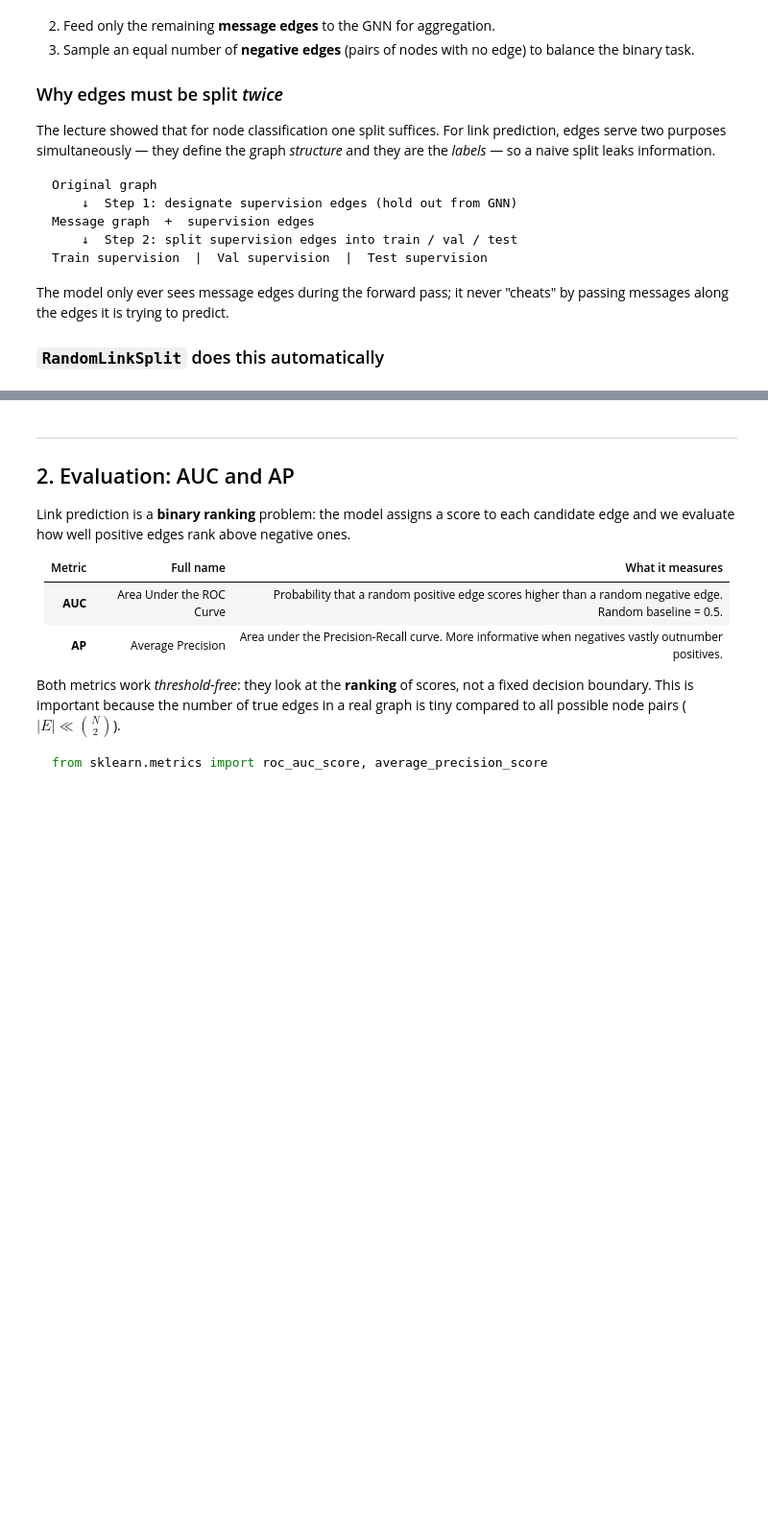
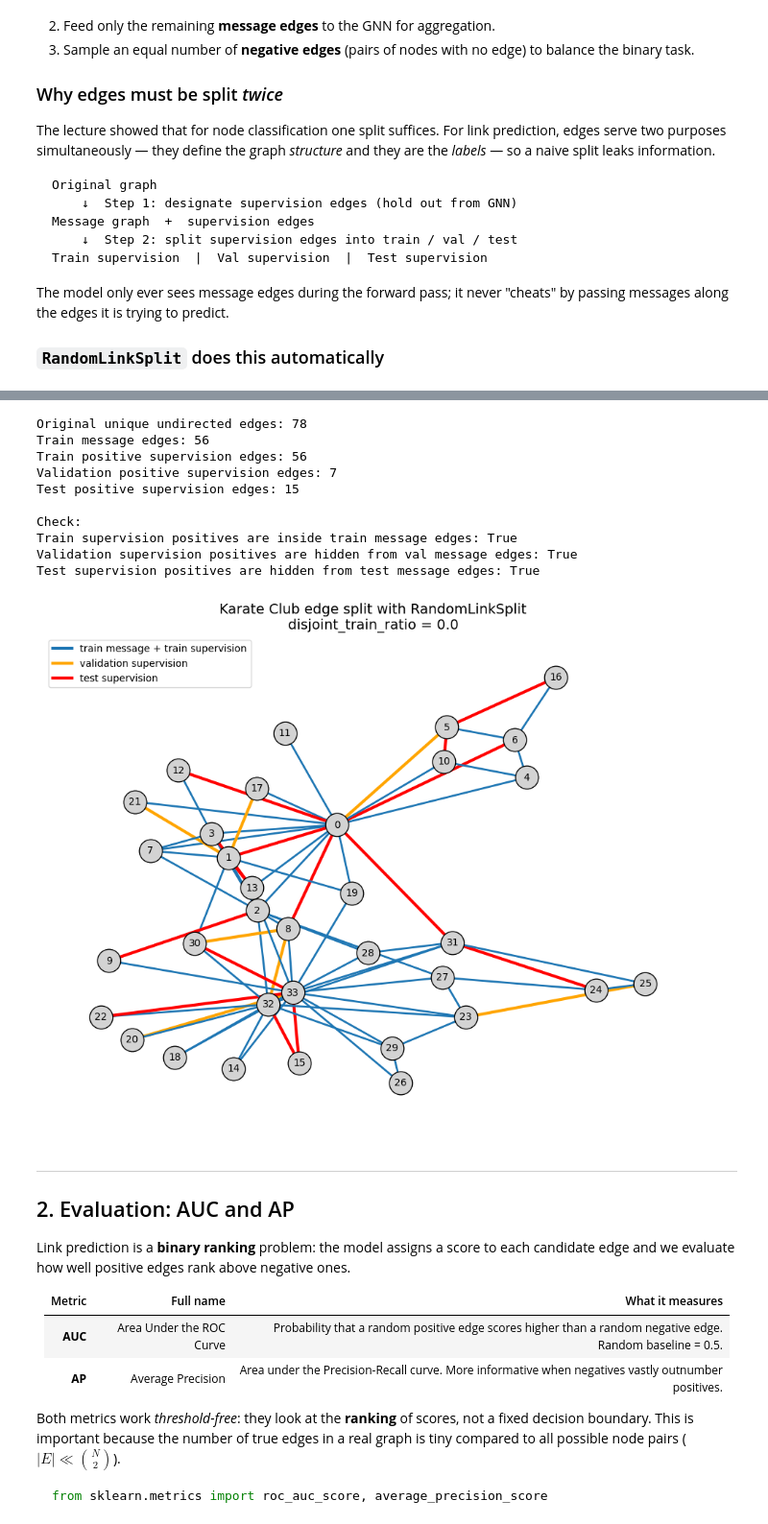
Before and after one commit to SofiaSeniv-Uni/Graph_Machine_Learning_Link_Prediction, a Jupyter notebook: 8_Link_Prediction.ipynb, the cells around one changed output, grey strips where cells are left out. Shown at 96% size. Saved outputs shown, nothing was run; the diff lists cells and outputs as text; code cells hidden in the pictures; blank space fills up the shorter version.

```diff
--- a/8_Link_Prediction.ipynb
+++ b/8_Link_Prediction.ipynb
@@ -123,7 +132,7 @@ torch.manual_seed(42)
 
 data = KarateClub()[0]
 
-transform = RandomLinkSplit(
+kc_transform = RandomLinkSplit(
     num_val=0.1,
     num_test=0.2,
     is_undirected=True,
@@ -132,7 +141,7 @@ transform = RandomLinkSplit(
     disjoint_train_ratio=0.0,
 )
 
-train_data, val_data, test_data = transform(data)
+kc_train, kc_val, kc_test = kc_transform(data)
 
 
 # -----------------------------
@@ -166,15 +175,16 @@ def positive_supervision_edges(split_data):
 # 3. Recover edge categories
 # -----------------------------
 
-original_edges = to_undirected_edge_set(data.edge_index)
+kc_data = KarateClub()[0]
+original_edges = to_undirected_edge_set(kc_data.edge_index)
 
-train_message_edges = to_undirected_edge_set(train_data.edge_index)
-val_message_edges = to_undirected_edge_set(val_data.edge_index)
-test_message_edges = to_undirected_edge_set(test_data.edge_index)
+train_message_edges = to_undirected_edge_set(kc_train.edge_index)
+val_message_edges = to_undirected_edge_set(kc_val.edge_index)
+test_message_edges = to_undirected_edge_set(kc_test.edge_index)
 
-train_supervision_pos = positive_supervision_edges(train_data)
-val_supervision_pos = positive_supervision_edges(val_data)
-test_supervision_pos = positive_supervision_edges(test_data)
+train_supervision_pos = positive_supervision_edges(kc_train)
+val_supervision_pos = positive_supervision_edges(kc_val)
+test_supervision_pos = positive_supervision_edges(kc_test)
 
 # With disjoint_train_ratio=0.0:
 # train supervision positives are the same real edges as train message edges.
@@ -206,7 +216,7 @@ print(
 # -----------------------------
 
 G = nx.Graph()
-G.add_nodes_from(range(data.num_nodes))
+G.add_nodes_from(range(kc_data.num_nodes))
 G.add_edges_from(original_edges)
 
 pos = nx.spring_layout(G, seed=42)
@@ -262,33 +272,45 @@ nx.draw_networkx_nodes(
 nx.draw_networkx_labels(
     G,
     pos,
     font_size=10,
     font_color="black",
 )
 
 nx.draw_networkx_edges(
     G,
     pos,
     edge_color=edge_colors,
     width=edge_widths,
 )
 
 plt.title(
     "Karate Club edge split with RandomLinkSplit\n"
     "disjoint_train_ratio = 0.0",
     fontsize=14,
 )
 
 # Manual legend
 legend_handles = [
     plt.Line2D([0], [0], color="tab:blue", lw=3, label="train message + train supervision"),
     plt.Line2D([0], [0], color="orange", lw=3, label="validation supervision"),
     plt.Line2D([0], [0], color="red", lw=3, label="test supervision"),
 ]
 
 plt.legend(handles=legend_handles, loc="best")
 plt.axis("off")
 plt.show()
+# %% [output]
+Original unique undirected edges: 78
+Train message edges: 56
+Train positive supervision edges: 56
+Validation positive supervision edges: 7
+Test positive supervision edges: 15
+
+Check:
+Train supervision positives are inside train message edges: True
+Validation supervision positives are hidden from val message edges: True
+Test supervision positives are hidden from test message edges: True
+[figure, added]
 # %% [markdown]
 ---
 ## 2. Evaluation: AUC and AP
```
Also changed, not shown: parts of 20 cells of this notebook.
